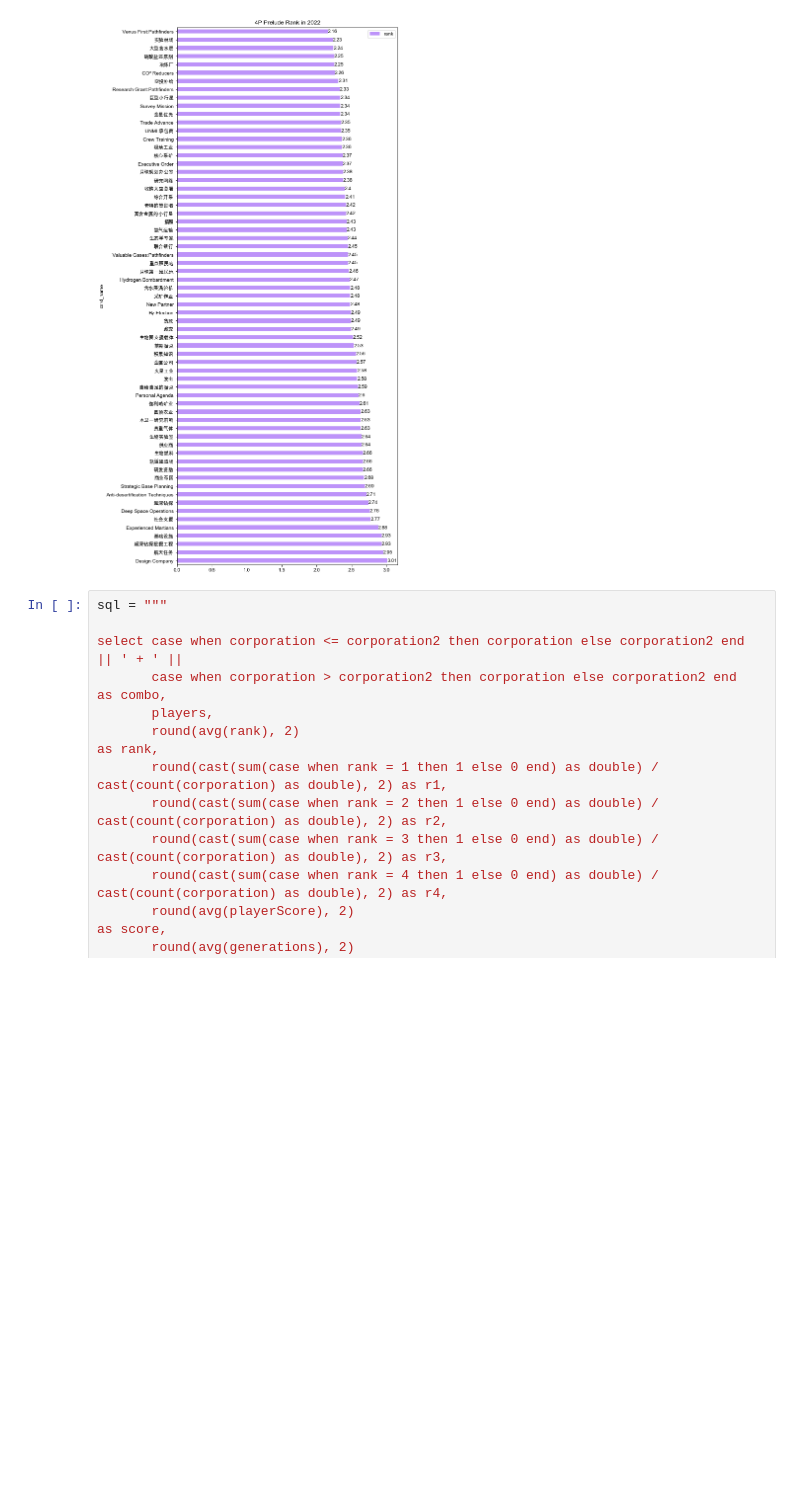
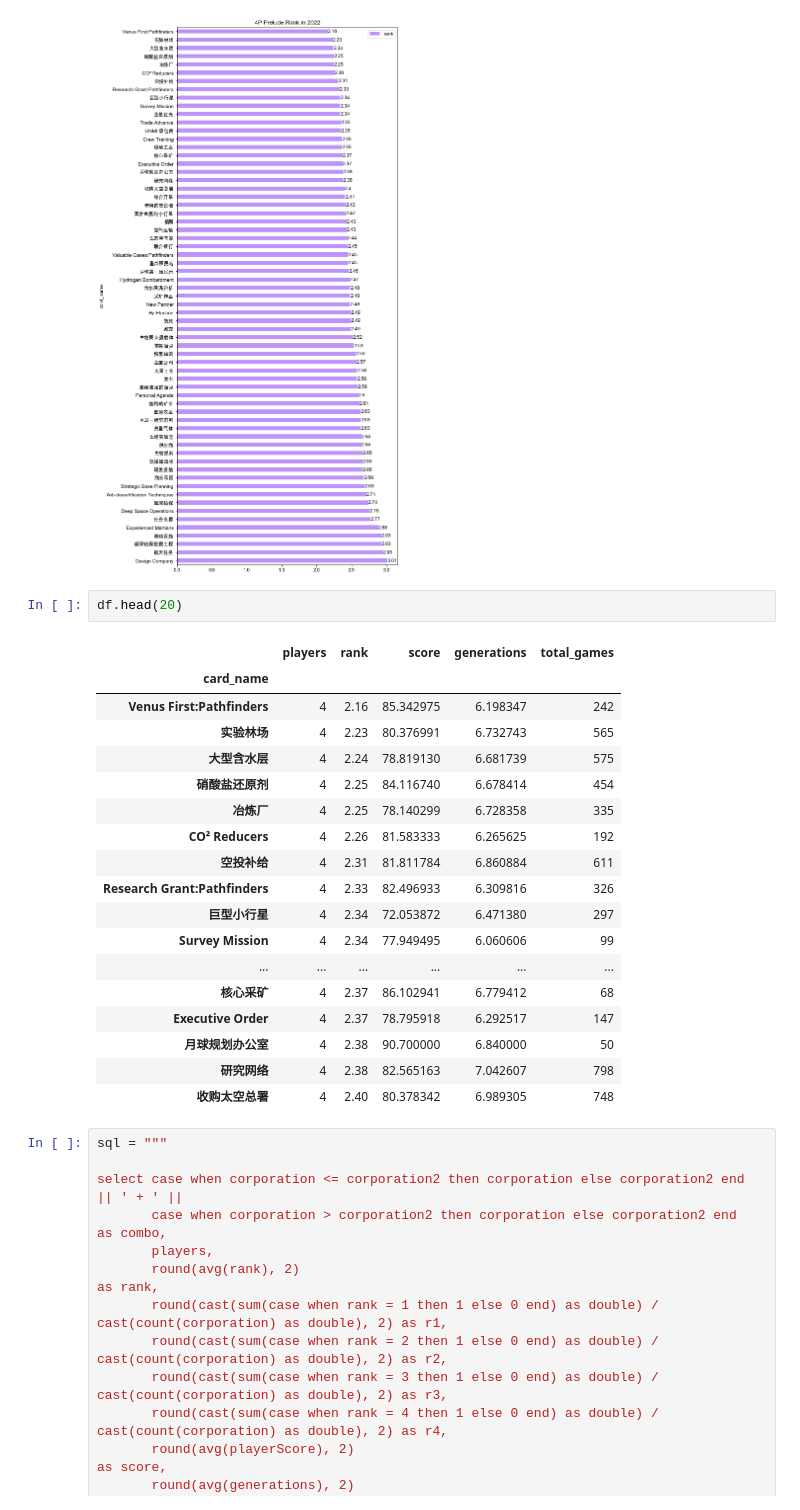
Before and after one commit to Ender-Wiggin2019/tfm-summary, a Jupyter notebook: generate_data_2022.ipynb, the cells around one changed output. Cells and saved outputs as stored; diff of their text form; blank space fills up the shorter version.

```diff
--- a/generate_data_2022.ipynb
+++ b/generate_data_2022.ipynb
@@ -395,6 +404,27 @@ for container in ax.containers:
 L = ax.legend()
 # %% [output]
 [figure]
+# %%
+df.head(20)
+# %% [output]
+|  | players | rank | score | generations | total_games |
+| card_name |  |  |  |  |  |
+| Venus First:Pathfinders | 4 | 2.16 | 85.342975 | 6.198347 | 242 |
+| 实验林场 | 4 | 2.23 | 80.376991 | 6.732743 | 565 |
+| 大型含水层 | 4 | 2.24 | 78.819130 | 6.681739 | 575 |
+| 硝酸盐还原剂 | 4 | 2.25 | 84.116740 | 6.678414 | 454 |
+| 冶炼厂 | 4 | 2.25 | 78.140299 | 6.728358 | 335 |
+| CO² Reducers | 4 | 2.26 | 81.583333 | 6.265625 | 192 |
+| 空投补给 | 4 | 2.31 | 81.811784 | 6.860884 | 611 |
+| Research Grant:Pathfinders | 4 | 2.33 | 82.496933 | 6.309816 | 326 |
+| 巨型小行星 | 4 | 2.34 | 72.053872 | 6.471380 | 297 |
+| Survey Mission | 4 | 2.34 | 77.949495 | 6.060606 | 99 |
+| ... | ... | ... | ... | ... | ... |
+| 核心采矿 | 4 | 2.37 | 86.102941 | 6.779412 | 68 |
+| Executive Order | 4 | 2.37 | 78.795918 | 6.292517 | 147 |
+| 月球规划办公室 | 4 | 2.38 | 90.700000 | 6.840000 | 50 |
+| 研究网络 | 4 | 2.38 | 82.565163 | 7.042607 | 798 |
+| 收购太空总署 | 4 | 2.40 | 80.378342 | 6.989305 | 748 |
 # %%
 sql = """
 
```
Also changed, not shown: parts of 17 cells of this notebook, 1 other file.
